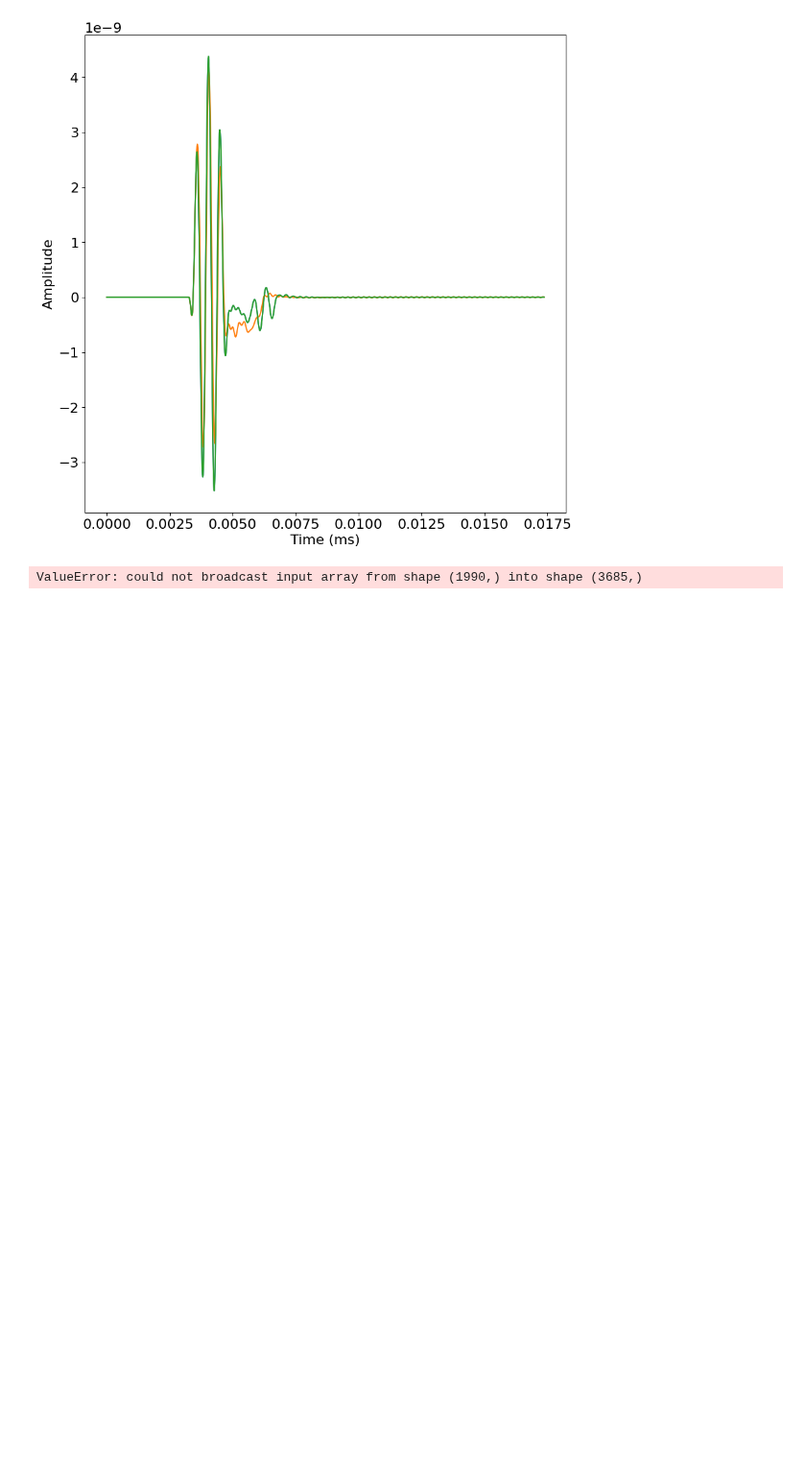
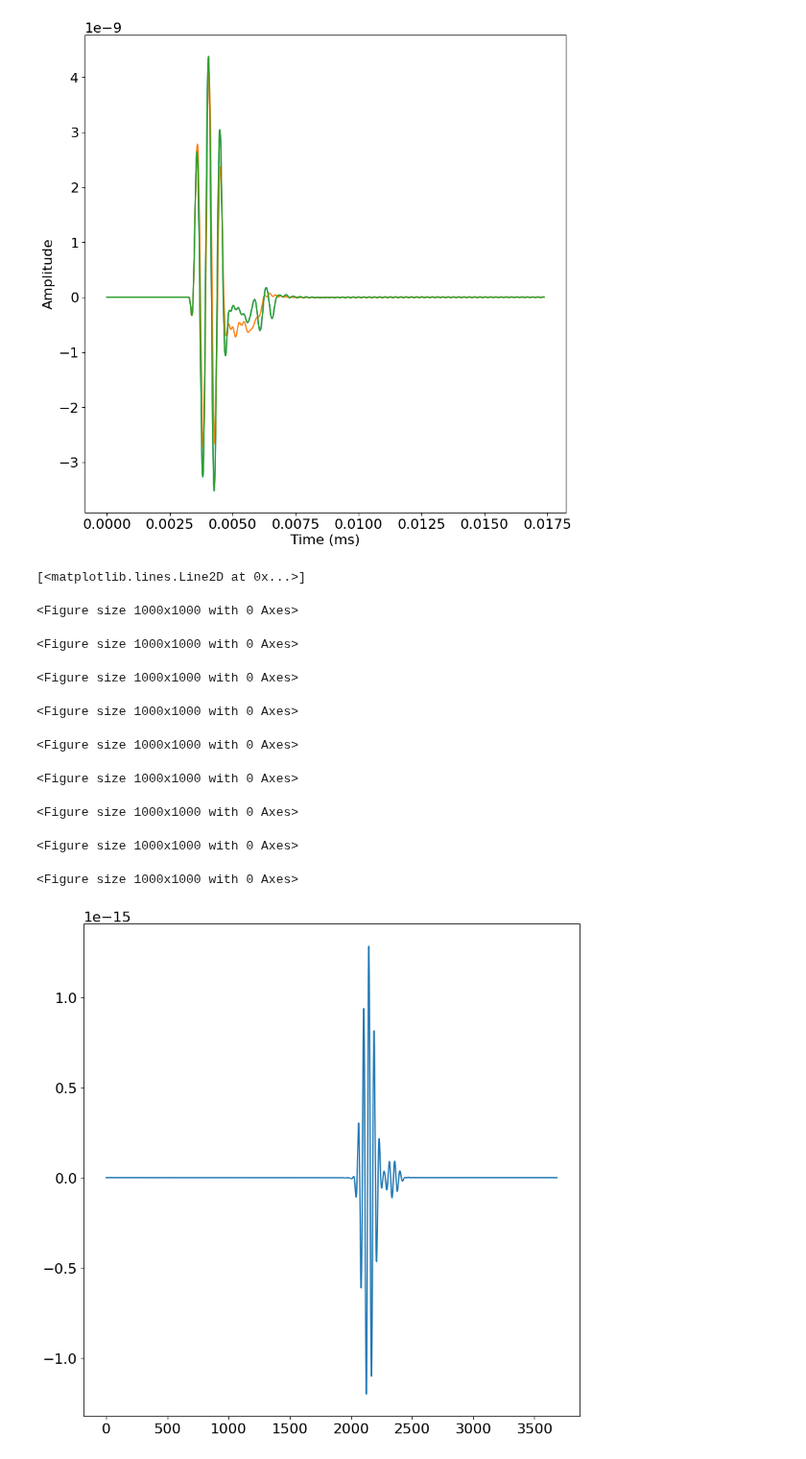
Before and after one commit to bgd54/sonar-FWI, a Jupyter notebook: notebooks/correlate.ipynb, the cells around one changed output. Shown at 96% size. Cells and saved outputs as stored; diff of their text form; code cells hidden in the pictures; blank space fills up the shorter version.

```diff
--- a/notebooks/correlate.ipynb
+++ b/notebooks/correlate.ipynb
@@ -185,12 +188,22 @@ plt.show()
 # %%
 corr = np.zeros((ns, u.shape[0] * 2 - 1))
 for i in range(ns):
-    corr[i, :] = correlate(rec.data[:, i], ideal_signal, mode='full')
+    corr[i, :] = correlate(rec.data[:, i], ideal_signal1, mode='full')
     plt.figure()
-    plt.plot(corr[i, :])
-    plt.show()
+
+plt.plot(corr[0,:])
 # %% [output]
-ValueError: could not broadcast input array from shape (1990,) into shape (3685,)
+[<matplotlib.lines.Line2D at 0x...>]
+<Figure size 1000x1000 with 0 Axes>
+<Figure size 1000x1000 with 0 Axes>
+<Figure size 1000x1000 with 0 Axes>
+<Figure size 1000x1000 with 0 Axes>
+<Figure size 1000x1000 with 0 Axes>
+<Figure size 1000x1000 with 0 Axes>
+<Figure size 1000x1000 with 0 Axes>
+<Figure size 1000x1000 with 0 Axes>
+<Figure size 1000x1000 with 0 Axes>
+[figure, added]
 # %%
 peak_indices = np.zeros(ns, dtype=np.int32)
 for i in range(ns):
```
Also changed, not shown: parts of 5 cells of this notebook.
